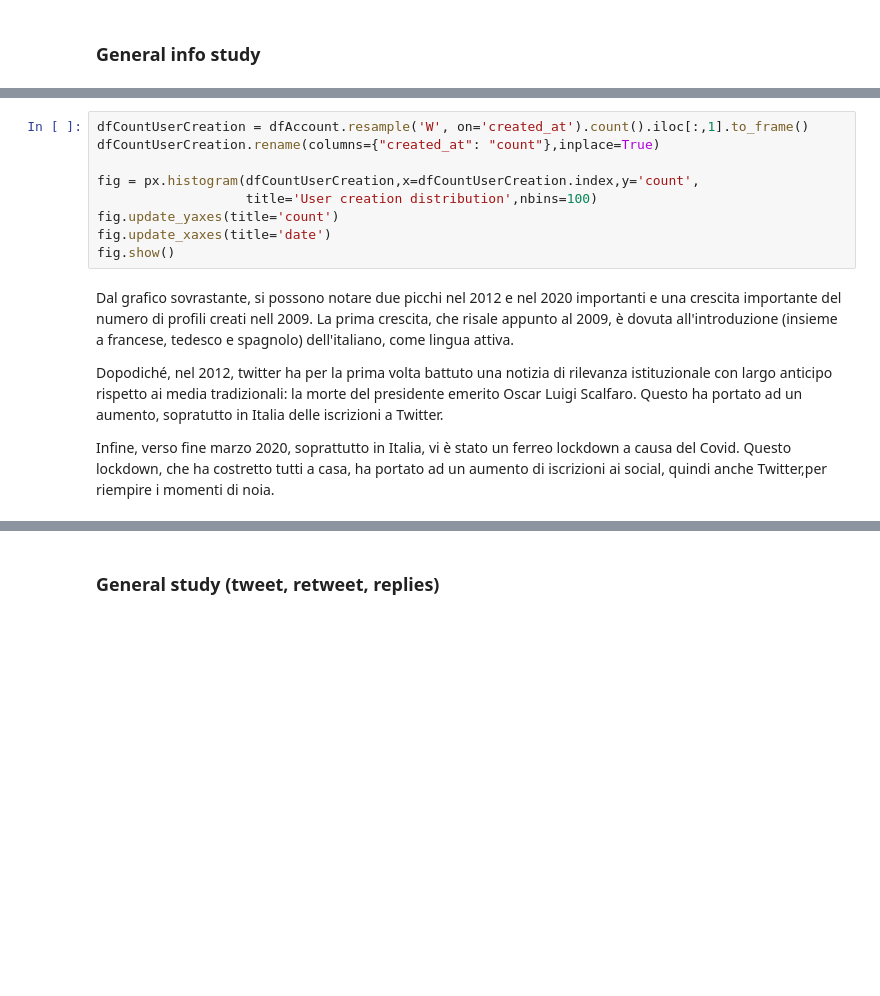
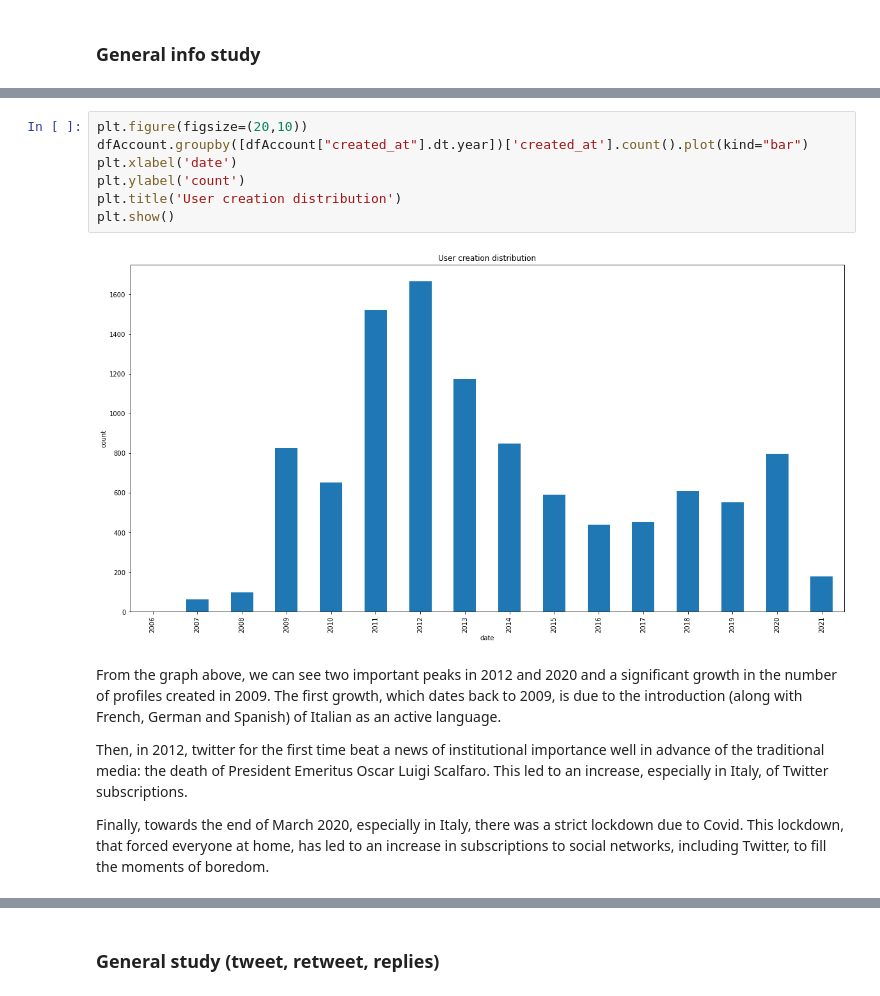
Before and after one commit to giada-c/twitterStudy, a Jupyter notebook: 2_Account_study/Account_study-Provax.ipynb, the cells around one changed output, grey strips where cells are left out. Cells and saved outputs as stored; diff of their text form; blank space fills up the shorter version.

```diff
--- a/2_Account_study/Account_study-Provax.ipynb
+++ b/2_Account_study/Account_study-Provax.ipynb
@@ -47,18 +69,18 @@ len(dfAccount)
 # %%
-dfCountUserCreation = dfAccount.resample('W', on='created_at').count().iloc[:,1].to_frame()
-dfCountUserCreation.rename(columns={"created_at": "count"},inplace=True)
-
-fig = px.histogram(dfCountUserCreation,x=dfCountUserCreation.index,y='count',
-                   title='User creation distribution',nbins=100)
-fig.update_yaxes(title='count')
-fig.update_xaxes(title='date')
-fig.show()
+plt.figure(figsize=(20,10))
+dfAccount.groupby([dfAccount["created_at"].dt.year])['created_at'].count().plot(kind="bar")
+plt.xlabel('date')
+plt.ylabel('count')
+plt.title('User creation distribution')
+plt.show()
+# %% [output]
+[figure, added]
 # %% [markdown]
-Dal grafico sovrastante, si possono notare due picchi nel 2012 e nel 2020 importanti e una crescita importante del numero di profili creati nell 2009.
-La prima crescita, che risale appunto al 2009, è dovuta all'introduzione (insieme a francese, tedesco e spagnolo) dell'italiano, come lingua attiva.
+From the graph above, we can see two important peaks in 2012 and 2020 and a significant growth in the number of profiles created in 2009.
+The first growth, which dates back to 2009, is due to the introduction (along with French, German and Spanish) of Italian as an active language.
 
-Dopodiché, nel 2012, twitter ha per la prima volta battuto una notizia di rilevanza istituzionale con largo anticipo rispetto ai media tradizionali: la morte del presidente emerito Oscar Luigi Scalfaro. Questo ha portato ad un aumento, sopratutto in Italia delle iscrizioni a Twitter.
+Then, in 2012, twitter for the first time beat a news of institutional importance well in advance of the traditional media: the death of President Emeritus Oscar Luigi Scalfaro. This led to an increase, especially in Italy, of Twitter subscriptions.
 
-Infine, verso fine marzo 2020, soprattutto in Italia, vi è stato un ferreo lockdown a causa del Covid. Questo lockdown, che ha costretto tutti a casa, ha portato ad un aumento di iscrizioni ai social, quindi anche Twitter,per riempire i momenti di noia.
+Finally, towards the end of March 2020, especially in Italy, there was a strict lockdown due to Covid. This lockdown, that forced everyone at home, has led to an increase in subscriptions to social networks, including Twitter, to fill the moments of boredom.
 # %%
 #When the most user are created (since covid-19 started)
```
Also changed, not shown: parts of 33 cells of this notebook, 6 other files.
